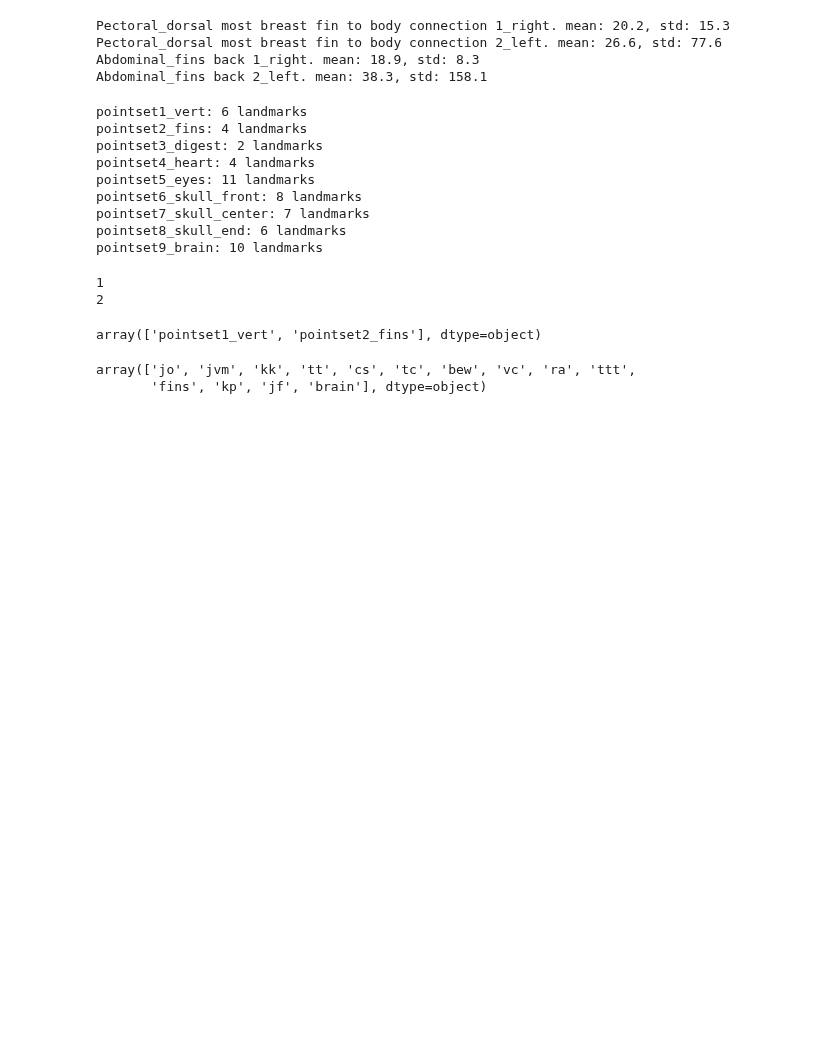
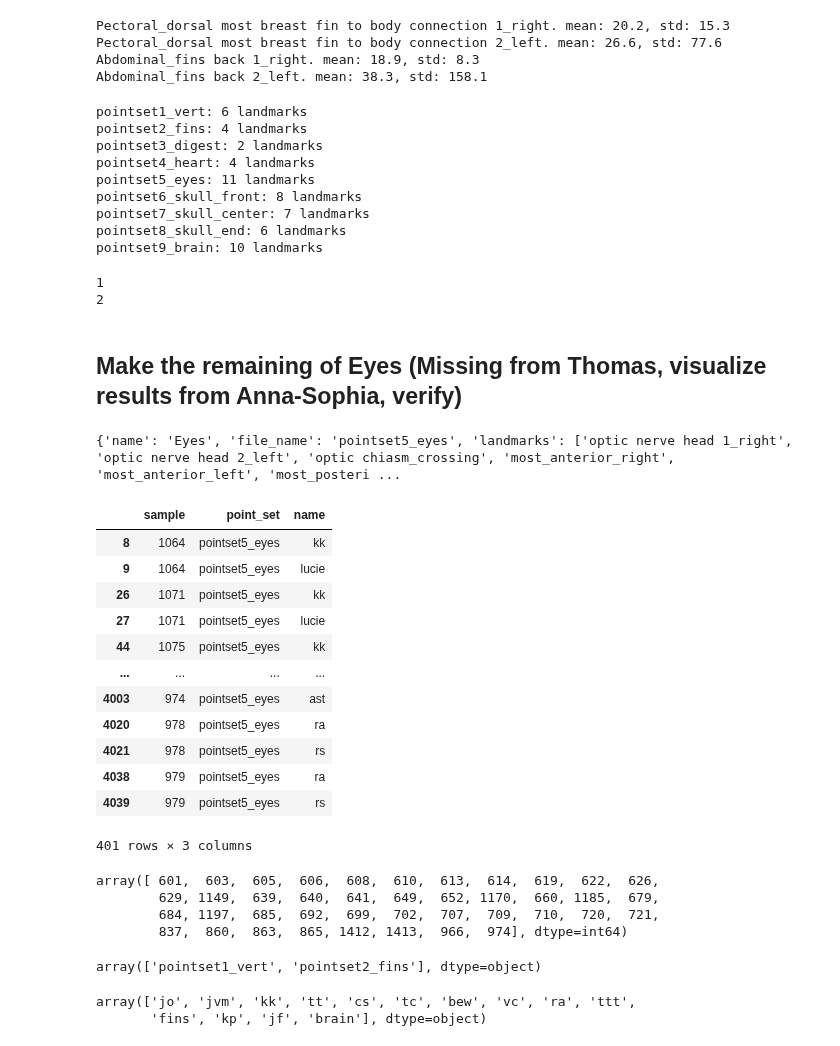
Before and after one commit to axruff/Medaka, a Jupyter notebook: LandmarksCheck.ipynb, the cells around one changed output. Cells and saved outputs as stored; diff of their text form; code cells hidden in the pictures; blank space fills up the shorter version.

```diff
--- a/LandmarksCheck.ipynb
+++ b/LandmarksCheck.ipynb
@@ -1289,6 +1285,36 @@ print(names.count('fins'))
 # %% [output]
 1
 2
+# %% [markdown]
+## Make the remaining of Eyes (Missing from Thomas, visualize results from Anna-Sophia, verify)
+# %%
+pointset = all_landmarks[4]
+print(pointset)
+# %% [output]
+{'name': 'Eyes', 'file_name': 'pointset5_eyes', 'landmarks': ['optic nerve head 1_right', 'optic nerve head 2_left', 'optic chiasm_crossing', 'most_anterior_right', 'most_anterior_left', 'most_posteri ...
+|  | sample | point_set | name |
+| 8 | 1064 | pointset5_eyes | kk |
+| 9 | 1064 | pointset5_eyes | lucie |
+| 26 | 1071 | pointset5_eyes | kk |
+| 27 | 1071 | pointset5_eyes | lucie |
+| 44 | 1075 | pointset5_eyes | kk |
+| ... | ... | ... | ... |
+| 4003 | 974 | pointset5_eyes | ast |
+| 4020 | 978 | pointset5_eyes | ra |
+| 4021 | 978 | pointset5_eyes | rs |
+| 4038 | 979 | pointset5_eyes | ra |
+| 4039 | 979 | pointset5_eyes | rs |
+401 rows × 3 columns
+# %%
+df_eyes = df_all_res[df_all_res['point_set'] == 'pointset5_eyes']
+df_2 = df_eyes[df_eyes['name'] == 'ast']
+samples = df_2['sample'].unique()
+samples
+# %% [output]
+array([ 601,  603,  605,  606,  608,  610,  613,  614,  619,  622,  626,
+        629, 1149,  639,  640,  641,  649,  652, 1170,  660, 1185,  679,
+        684, 1197,  685,  692,  699,  702,  707,  709,  710,  720,  721,
+        837,  860,  863,  865, 1412, 1413,  966,  974], dtype=int64)
 # %%
 df[df['name'] == 'tc'].points_set.unique()
 # %% [output]
```
Also changed, not shown: parts of 17 cells of this notebook, 4 other files.
